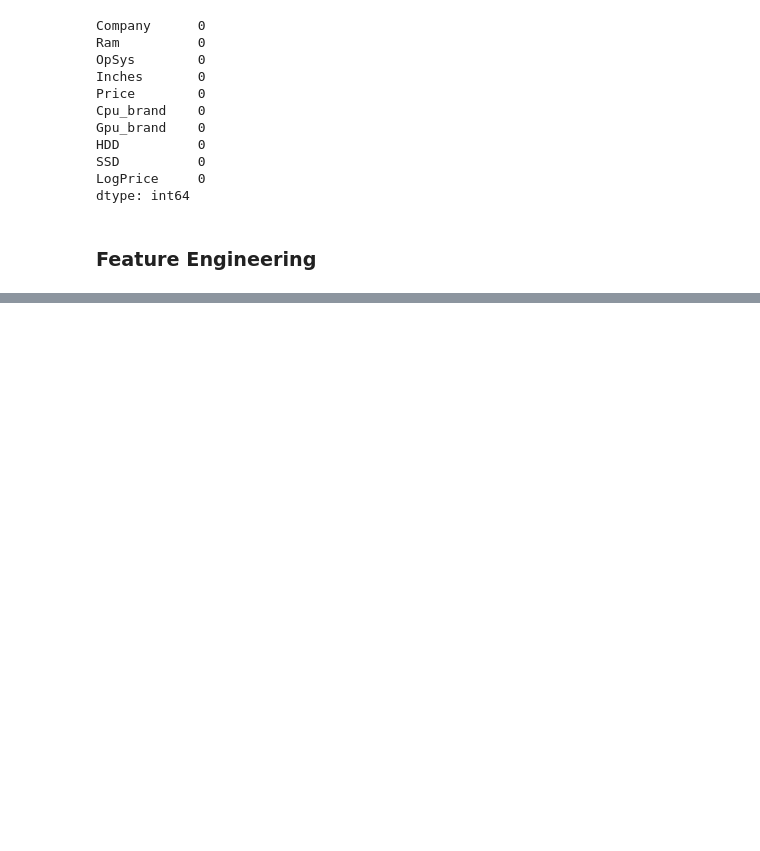
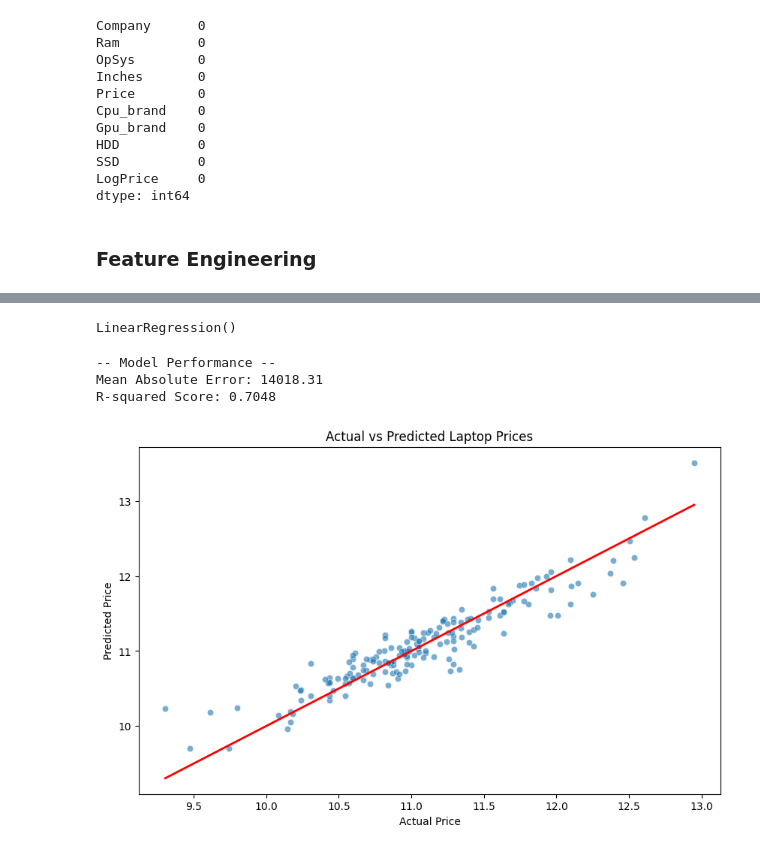
Before and after one commit to swjung333/Laptop_Price_Prediction_ML, a Jupyter notebook: laptop_price_analysis.ipynb, the cells around one changed output, grey strips where cells are left out. Drawn from its saved outputs; the diff is of its cells as text; code cells hidden in the pictures; blank space fills up the shorter version.

```diff
--- a/laptop_price_analysis.ipynb
+++ b/laptop_price_analysis.ipynb
@@ -109,0 +135,15 @@ df = pd.get_dummies(df, columns=["Company", "Cpu_brand", "Gpu_brand", "OpSys"],
+# %%
+X = df.drop(columns=["Price", "LogPrice"])
+y = df["LogPrice"] # Use the "LogPrice" for modeling instead of "Price" to reduce skewness and improve model performance
+# %%
+# Split the data into training and testing sets
+X_train, X_test, y_train, y_test = train_test_split(X, y, test_size=0.2, random_state= 42)
+# %%
+# Train a linear regression model
+model = LinearRegression()
+model.fit(X_train, y_train)
+# %% [output]
+LinearRegression()
+# %%
+# Make prediction on the test set
+y_pred = model.predict(X_test)
@@ -109,0 +154,24 @@ df = pd.get_dummies(df, columns=["Company", "Cpu_brand", "Gpu_brand", "OpSys"],
+# %%
+# Evaluate the model performance
+mae = mean_absolute_error(y_test_actual, y_pred_actual)
+r2 = r2_score(y_test_actual, y_pred_actual)
+
+print("-- Model Performance --")
+print(f"Mean Absolute Error: {mae:.2f}")
+print(f"R-squared Score: {r2:.4f}")
+# %% [output]
+-- Model Performance --
+Mean Absolute Error: 14018.31
+R-squared Score: 0.7048
+# %%
+# Visualize the predicted vs actual values
+plt.figure(figsize=(10, 6))
+sns.scatterplot(x=y_test, y=y_pred, alpha=0.6)
+
+plt.plot([y_test.min(), y_test.max()], [y_test.min(), y_test.max()], color='red', lw=2)
+plt.xlabel('Actual Price')
+plt.ylabel('Predicted Price')
+plt.title('Actual vs Predicted Laptop Prices')
+plt.show()
+# %% [output]
+[figure, added]
```
Also changed, not shown: parts of 7 cells of this notebook.
